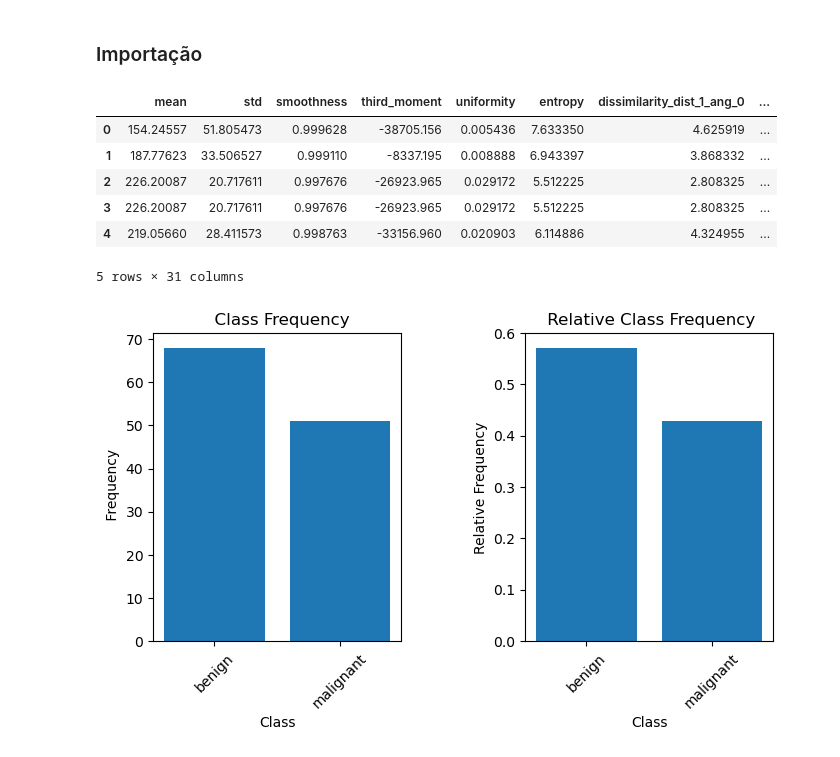
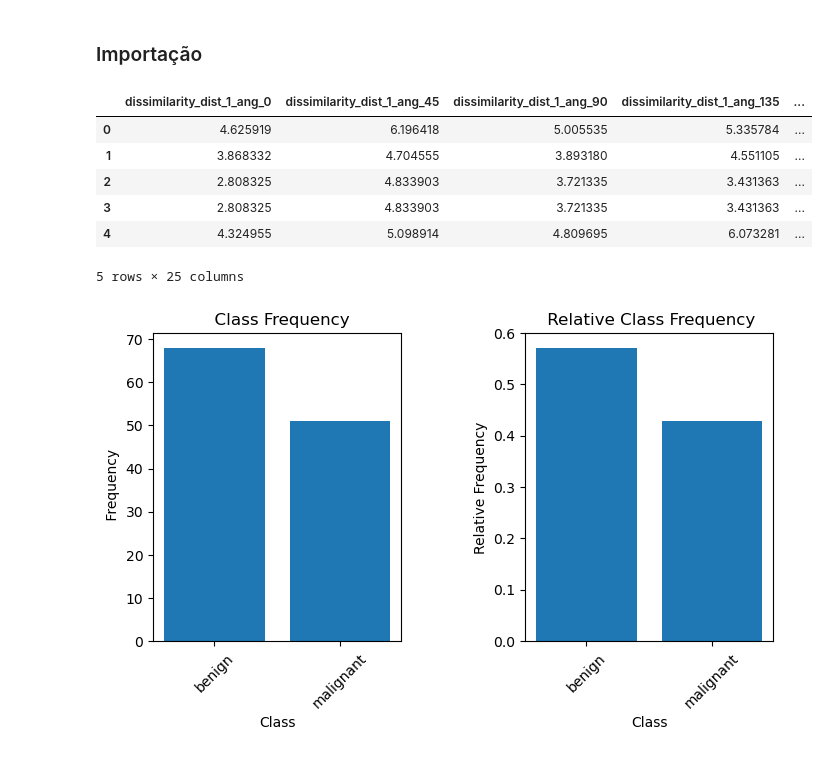
Before and after one commit to matheusssilva991/Radiomica, a Jupyter notebook: src/mamografia/model.ipynb, the cells around one changed output. Saved outputs shown, nothing was run; the diff lists cells and outputs as text; code cells hidden in the pictures.

```diff
--- a/src/mamografia/model.ipynb
+++ b/src/mamografia/model.ipynb
@@ -26,24 +26,24 @@ Intel(R) Extension for Scikit-learn* enabled (https://github.com/intel/scikit-le
 # %%
 SELECTED_DATABASE = "mias"
 
 try:
     breast_cancer_df = pd.read_csv(
-        f"../../outputs/mamografia/{SELECTED_DATABASE}/first_order_features_{SELECTED_DATABASE}.csv"
+        f"../../outputs/mamografia/{SELECTED_DATABASE}/glcm_features_{SELECTED_DATABASE}.csv"
     )
-    aux = pd.read_csv(f"../../outputs/mamografia/{SELECTED_DATABASE}/glcm_features_{SELECTED_DATABASE}.csv")
-    breast_cancer_df = pd.concat([breast_cancer_df.drop(columns='pathology'), aux], axis=1)
+    #aux = pd.read_csv(f"../../outputs/mamografia/{SELECTED_DATABASE}/glcm_features_{SELECTED_DATABASE}.csv")
+    #breast_cancer_df = pd.concat([breast_cancer_df.drop(columns='pathology'), aux], axis=1)
 except FileNotFoundError:
     raise Exception("Database not found!")
 
 breast_cancer_df.head()
 # %% [output]
-|  | mean | std | smoothness | third_moment | uniformity | entropy | dissimilarity_dist_1_ang_0 | ... |
-| 0 | 154.24557 | 51.805473 | 0.999628 | -38705.156 | 0.005436 | 7.633350 | 4.625919 | ... |
-| 1 | 187.77623 | 33.506527 | 0.999110 | -8337.195 | 0.008888 | 6.943397 | 3.868332 | ... |
-| 2 | 226.20087 | 20.717611 | 0.997676 | -26923.965 | 0.029172 | 5.512225 | 2.808325 | ... |
-| 3 | 226.20087 | 20.717611 | 0.997676 | -26923.965 | 0.029172 | 5.512225 | 2.808325 | ... |
-| 4 | 219.05660 | 28.411573 | 0.998763 | -33156.960 | 0.020903 | 6.114886 | 4.324955 | ... |
+|  | dissimilarity_dist_1_ang_0 | dissimilarity_dist_1_ang_45 | dissimilarity_dist_1_ang_90 | dissimilarity_dist_1_ang_135 | ... |
+| 0 | 4.625919 | 6.196418 | 5.005535 | 5.335784 | ... |
+| 1 | 3.868332 | 4.704555 | 3.893180 | 4.551105 | ... |
+| 2 | 2.808325 | 4.833903 | 3.721335 | 3.431363 | ... |
+| 3 | 2.808325 | 4.833903 | 3.721335 | 3.431363 | ... |
+| 4 | 4.324955 | 5.098914 | 4.809695 | 6.073281 | ... |
-5 rows × 31 columns
+5 rows × 25 columns
 # %%
 fig = plt.figure(figsize=(8, 4))
 titles = ['', 'Relative']
```
Also changed, not shown: parts of 8 cells of this notebook, 3 other files.
